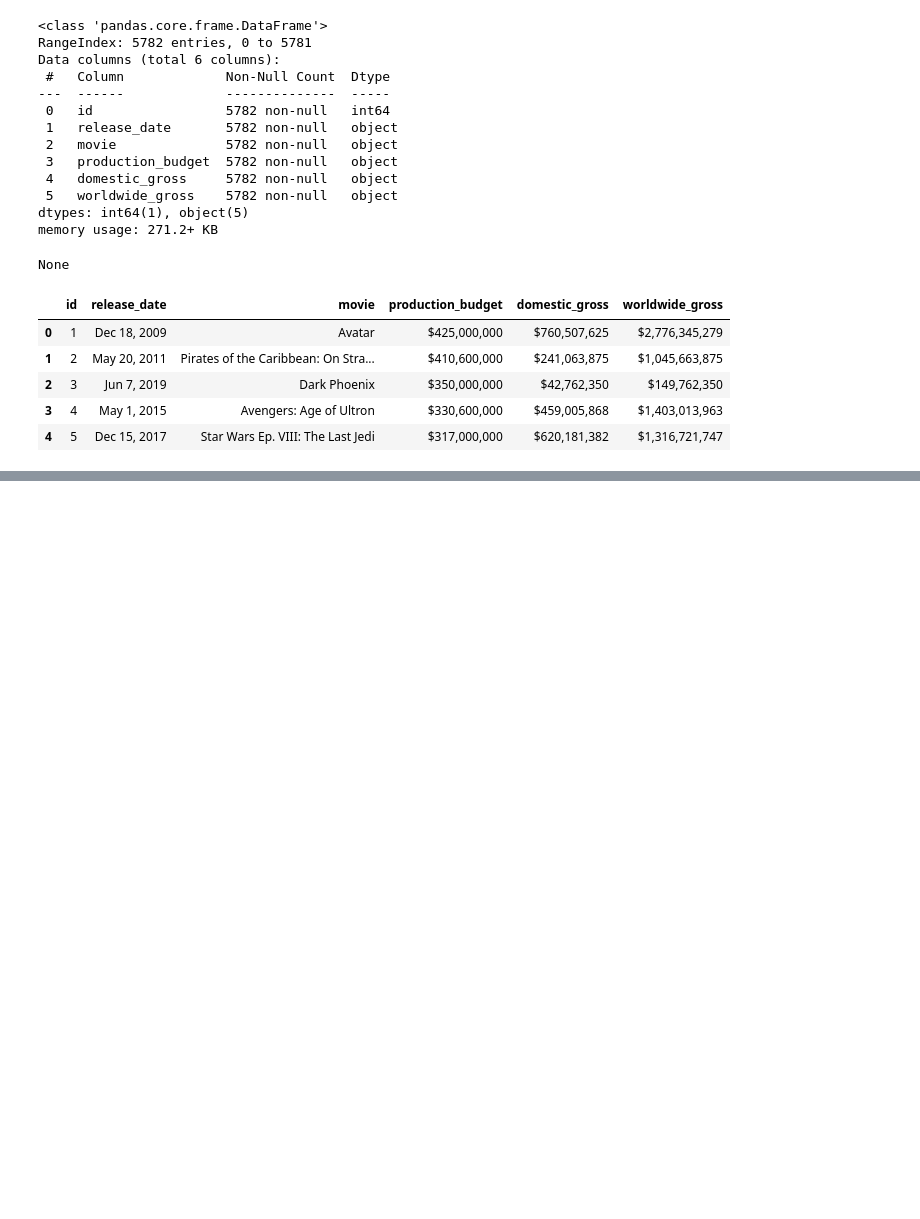
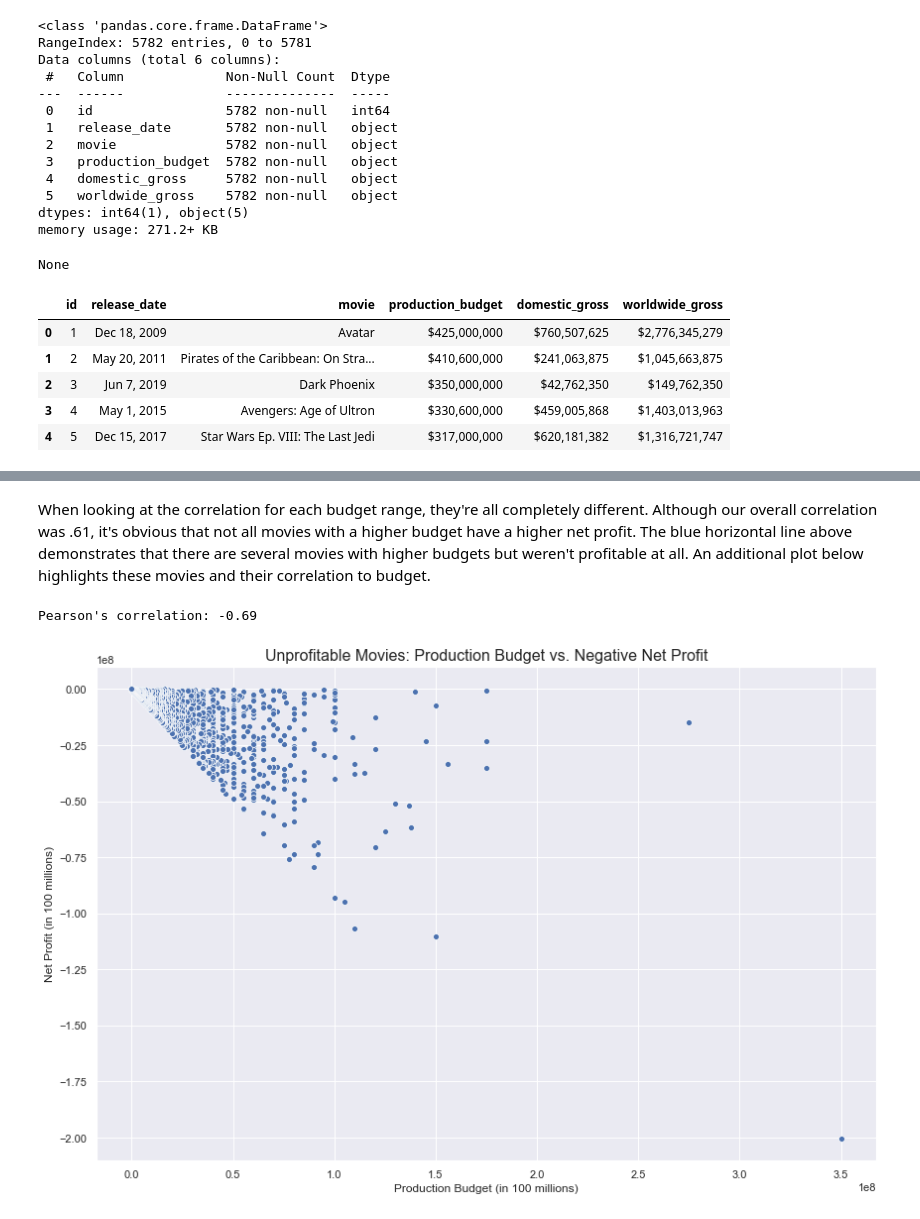
Before and after one commit to dbarth411/Explorory-Data-Analysis-Movie-Industry, a Jupyter notebook: student.ipynb, the cells around one changed output, grey strips where cells are left out. Drawn from its saved outputs; the diff is of its cells as text; code cells hidden in the pictures; blank space fills up the shorter version.

```diff
--- a/student.ipynb
+++ b/student.ipynb
@@ -684,0 +848,22 @@ Index(['id', 'release_date', 'movie', 'production_budget', 'domestic_gross',
+# %% [markdown]
+When looking at the correlation for each budget range, they're all completely different. Although our overall correlation was .61, it's obvious that not all movies with a higher budget have a higher net profit. The blue horizontal line above demonstrates that there are several movies with higher budgets but weren't profitable at all. An additional plot below highlights these movies and their correlation to budget.
+# %%
+#Create dataframe of unprofitable movies
+unprofitable_movies = movie_budgets_df[(movie_budgets_df['net_profit'] < 0)]
+
+#Calculate the correlation between budget and negative profit
+corr, _ = pearsonr(unprofitable_movies['production_budget'], unprofitable_movies['net_profit'])
+print("Pearson's correlation: {}".format(round(corr, 2)))
+
+#Plot the correlation between budget and negative profit
+plt.figure(figsize=(12, 8))
+ax = sns.scatterplot(unprofitable_movies['production_budget'], unprofitable_movies['net_profit'])
+ax.set_title('Unprofitable Movies: Production Budget vs. Negative Net Profit', fontsize=16)
+ax.set_xlabel('Production Budget (in 100 millions)')
+ax.set_ylabel('Net Profit (in 100 millions)')
+plt.tight_layout()
+plt.savefig('Images/Question1_unprof_budget_netprof.png')
+plt.show()
+# %% [output]
+Pearson's correlation: -0.69
+[figure, added]
```
Also changed, not shown: parts of 52 cells of this notebook, 3 other files.
